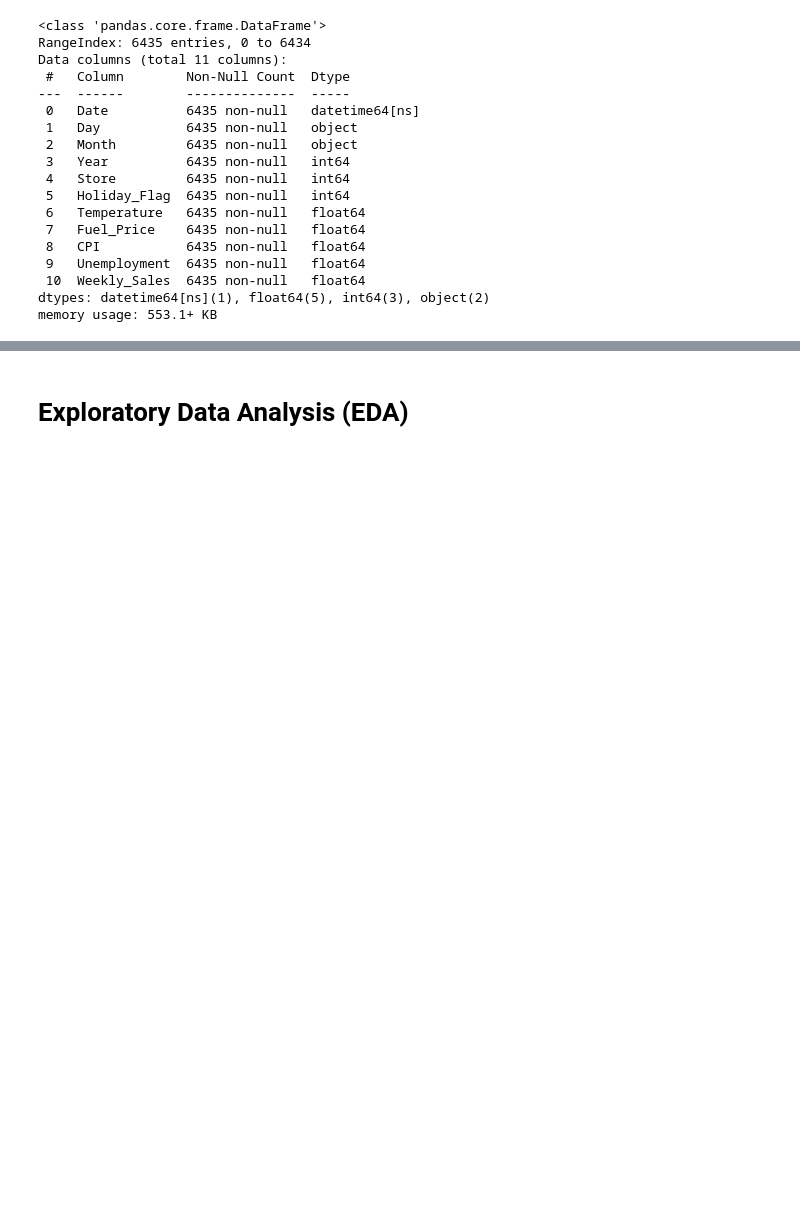
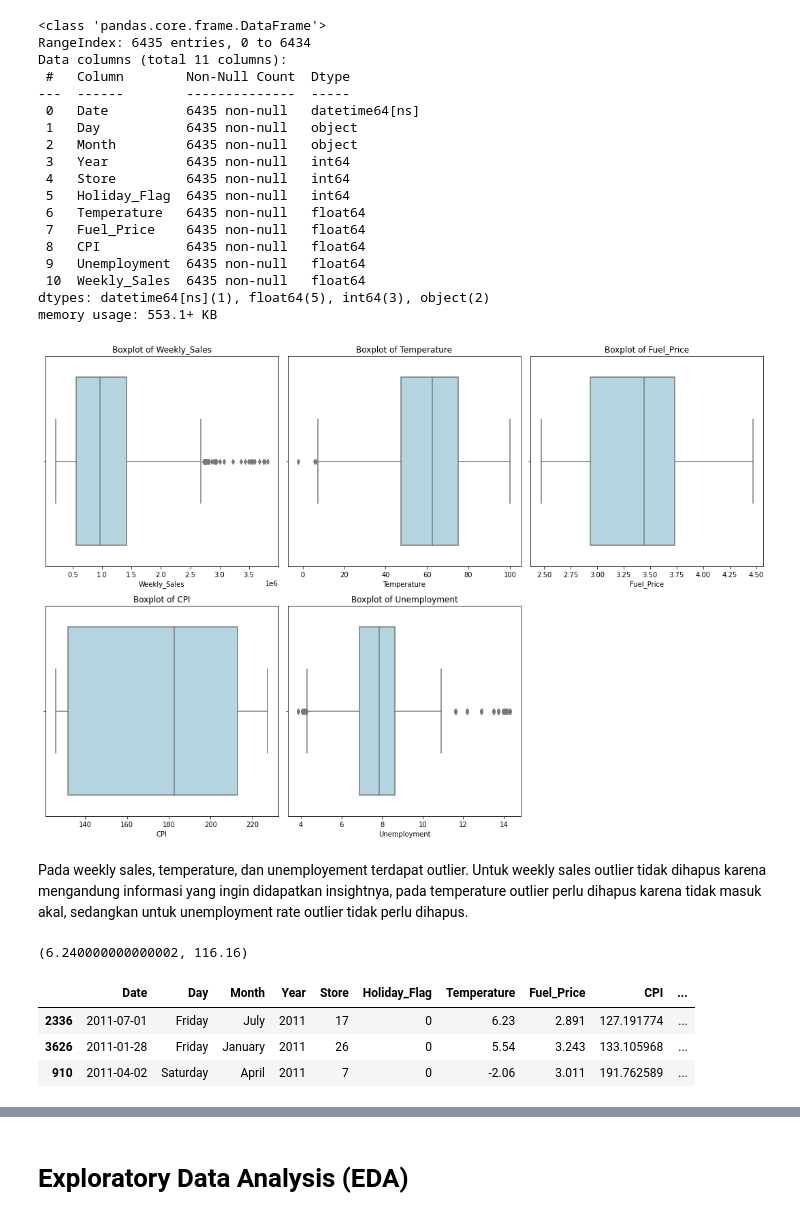
Before and after one commit to noorrosyid/SI_Zenius, a Jupyter notebook: Machine Learning Projects/Walmart Weekly Sales Prediction.ipynb, the cells around one changed output, grey strips where cells are left out. Saved outputs shown, nothing was run; the diff lists cells and outputs as text; code cells hidden in the pictures; blank space fills up the shorter version.

```diff
--- a/Machine Learning Projects/Walmart Weekly Sales Prediction.ipynb
+++ b/Machine Learning Projects/Walmart Weekly Sales Prediction.ipynb
@@ -122,3 +124,20 @@ Data columns (total 11 columns):
  10  Weekly_Sales  6435 non-null   float64
 dtypes: datetime64[ns](1), float64(5), int64(3), object(2)
 memory usage: 553.1+ KB
+# %%
+feature = df[['Weekly_Sales','Temperature','Fuel_Price','CPI','Unemployment']]
+# %%
+#Checking for Outliers Using Boxplots
+
+plt.figure(figsize=(15,15))
+list_of_column=feature.columns
+
+for i in range(len(list_of_column)):
+    plt.subplot(3,3,i+1)
+    sns.boxplot(x = feature[list_of_column[i]],data=feature,color='lightblue')
+    plt.title('Boxplot of {}'.format(list_of_column[i]))
+    plt.tight_layout()
+# %% [output]
+[figure, added]
+# %% [markdown]
+Pada weekly sales, temperature, dan unemployement terdapat  outlier. Untuk weekly sales outlier tidak dihapus karena mengandung informasi yang ingin didapatkan insightnya, pada temperature outlier perlu dihapus karena tidak masuk akal, sedangkan untuk unemployment rate outlier tidak perlu dihapus.
@@ -124,0 +154,11 @@ memory usage: 553.1+ KB
+# %%
+outlier(df['Temperature'])
+# %% [output]
+(6.240000000000002, 116.16)
+# %%
+df[df['Temperature']< 6.24].sort_values('Weekly_Sales', ascending=False)
+# %% [output]
+|  | Date | Day | Month | Year | Store | Holiday_Flag | Temperature | Fuel_Price | CPI | ... |
+| 2336 | 2011-07-01 | Friday | July | 2011 | 17 | 0 | 6.23 | 2.891 | 127.191774 | ... |
+| 3626 | 2011-01-28 | Friday | January | 2011 | 26 | 0 | 5.54 | 3.243 | 133.105968 | ... |
+| 910 | 2011-04-02 | Saturday | April | 2011 | 7 | 0 | -2.06 | 3.011 | 191.762589 | ... |
```
Also changed, not shown: parts of 38 cells of this notebook.
